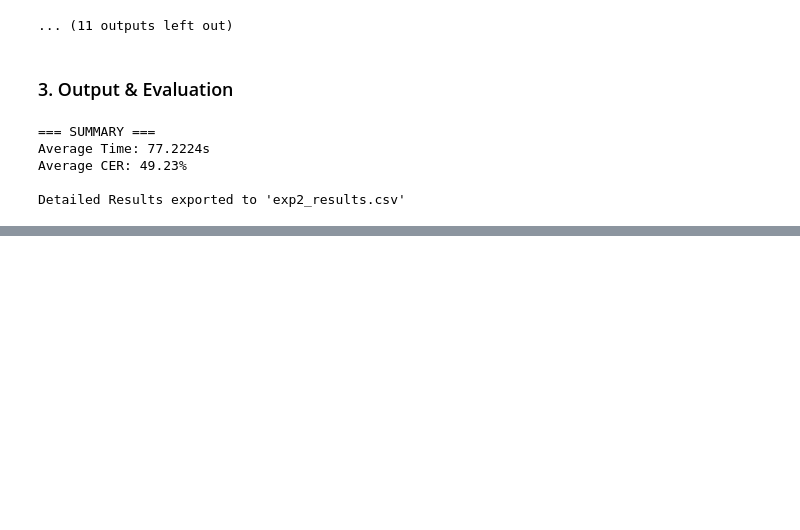
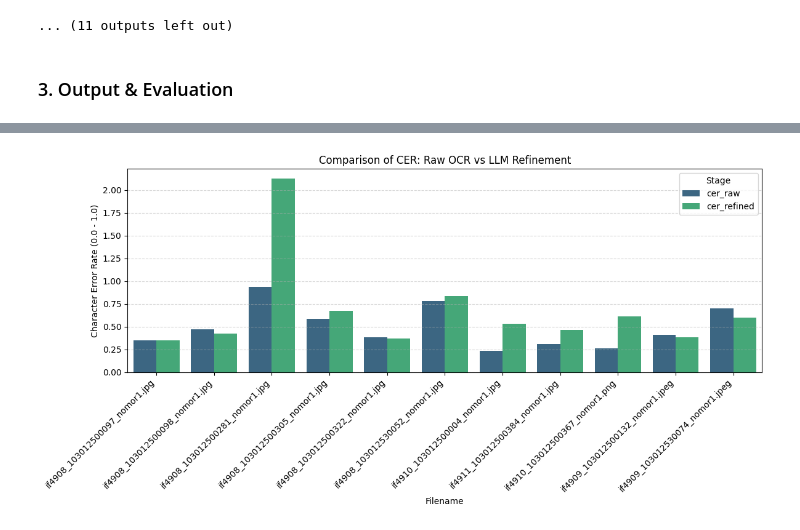
Before and after one commit to multiagent-system-tutor/tutoring-flow, a Jupyter notebook: multimodal-handler-image/ocr-llm/athila/experiments/exp2_ocr_ollama/explore.ipynb, the cells around one changed output, grey strips where cells are left out. Drawn from its saved outputs; the diff is of its cells as text; code cells hidden in the pictures; blank space fills up the shorter version.

```diff
--- a/multimodal-handler-image/ocr-llm/athila/experiments/exp2_ocr_ollama/explore.ipynb
+++ b/multimodal-handler-image/ocr-llm/athila/experiments/exp2_ocr_ollama/explore.ipynb
@@ -189,20 +205,42 @@ Processing: if4908_103012530052_nomor1.jpg...
 ... (11 outputs left out)
 # %% [markdown]
 ### 3. Output & Evaluation
-# %%
-print("\n=== SUMMARY ===")
-import pandas as pd
-df = pd.DataFrame(results)
-if not df.empty:
-    print(f"Average Time: {df['time'].mean():.4f}s")
-    print(f"Average CER: {df['cer'].mean():.2%}")
-    print("\nDetailed Results exported to 'exp2_results.csv'")
-    df.to_csv('exp2_results.csv', index=False)
-else:
-    print("No results to show.")
-# %% [output]
-=== SUMMARY ===
-Average Time: 77.2224s
-Average CER: 49.23%
-
-Detailed Results exported to 'exp2_results.csv'
+# %%
+%pip install matplotlib seaborn
+print("\n=== SUMMARY ===")
+import pandas as pd
+import matplotlib.pyplot as plt
+import seaborn as sns
+
+df = pd.DataFrame(results)
+if not df.empty:
+    print(f"Average Time: {df['time'].mean():.4f}s")
+    print(f"Average CER (Raw): {df['cer_raw'].mean():.2%}")
+    print(f"Average CER (Refined): {df['cer_refined'].mean():.2%}")
+    print("\nDetailed Results exported to 'exp2_results.csv'")
+    df.to_csv('exp2_results.csv', index=False)
+
+    # --- Visualization ---
+    try:
+        plt.figure(figsize=(12, 6))
+        df_melted = df.melt(id_vars=['filename'], value_vars=['cer_raw', 'cer_refined'], var_name='Stage', value_name='CER')
+
+        sns.barplot(data=df_melted, x='filename', y='CER', hue='Stage', palette='viridis')
+        plt.title('Comparison of CER: Raw OCR vs LLM Refinement')
+        plt.xlabel('Filename')
+        plt.ylabel('Character Error Rate (0.0 - 1.0)')
+        plt.xticks(rotation=45, ha='right')
+        plt.grid(axis='y', linestyle='--', alpha=0.5)
+        plt.tight_layout()
+
+        # Save the plot
+        save_path = 'cer_comparison.png'
+        plt.savefig(save_path, dpi=300, bbox_inches='tight')
+        print(f"Graph saved to {save_path}")
+
+        plt.show()
+    except Exception as e:
+        print(f"Error plotting graph: {e}")
+else:
+    print("No results to show.")
+# %% [output]
@@ -208,0 +264 @@ Detailed Results exported to 'exp2_results.csv'
+[figure, added]
```
Also changed, not shown: parts of 6 cells of this notebook, 6 other files.
